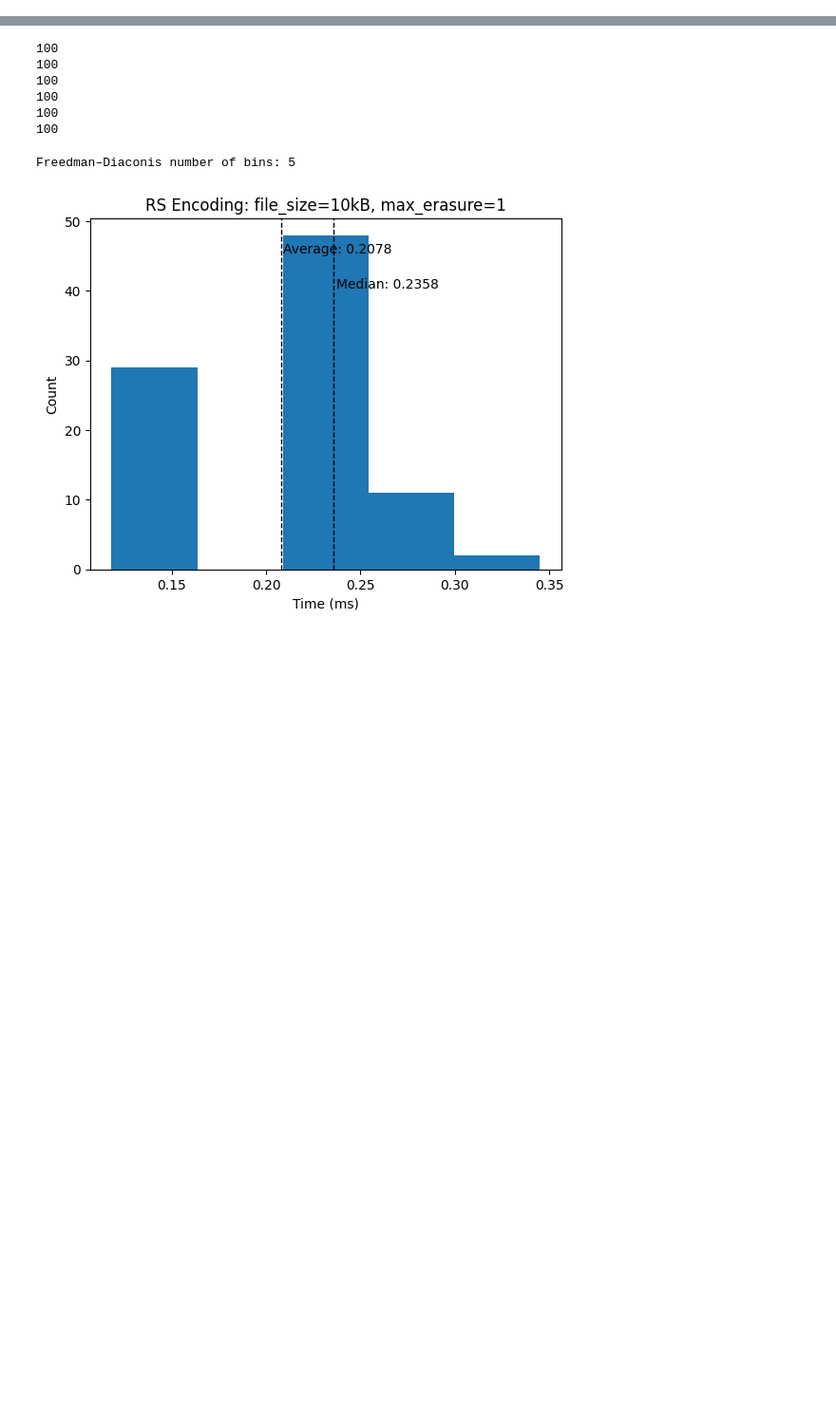
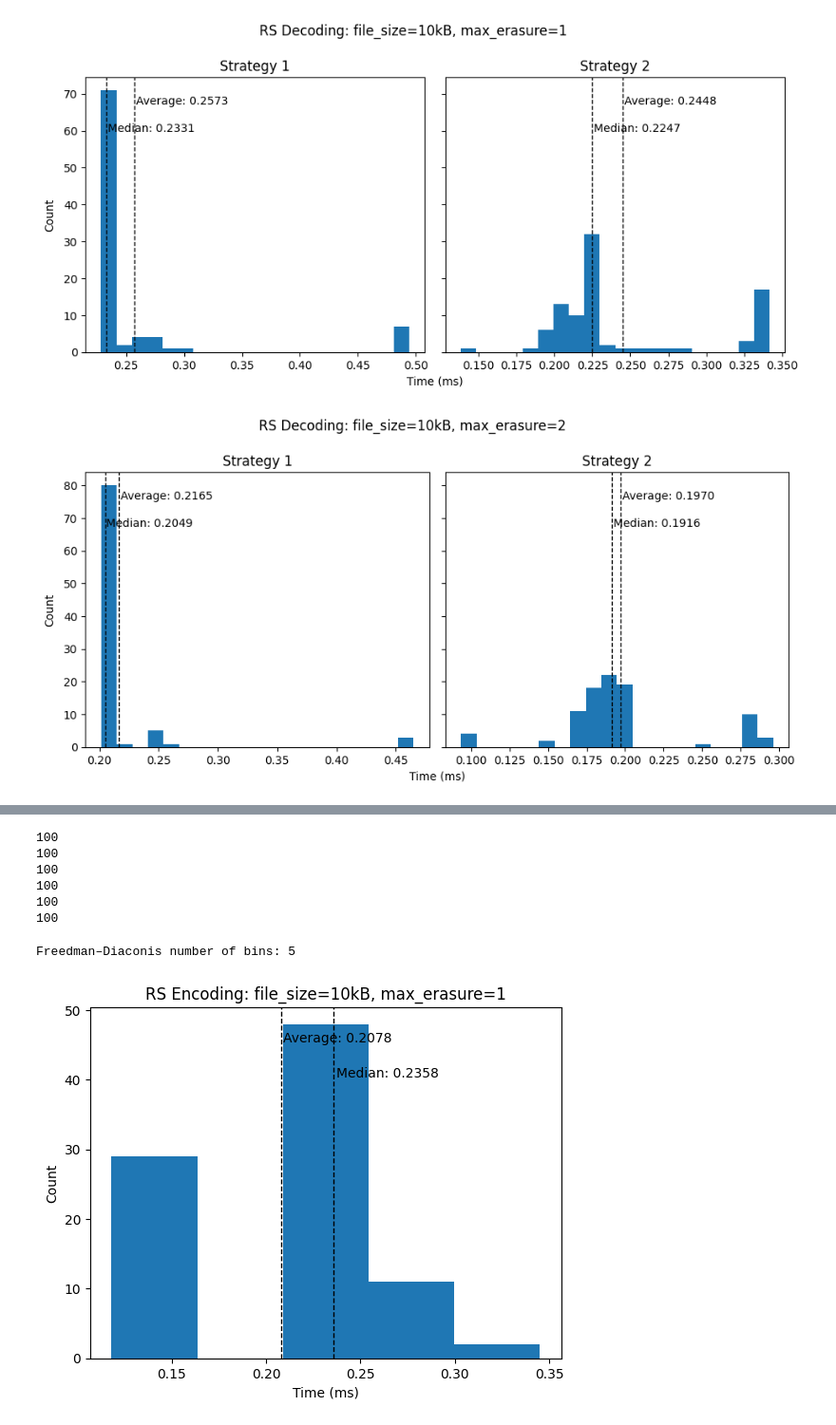
Before and after one commit to glennlaursen/DIST, a Jupyter notebook: MiniProject/Task2/measurements.ipynb, the cells around one changed output, grey strips where cells are left out. Shown at 95% size. Saved outputs shown, nothing was run; the diff lists cells and outputs as text; code cells hidden in the pictures; blank space fills up the shorter version.

```diff
--- a/MiniProject/Task2/measurements.ipynb
+++ b/MiniProject/Task2/measurements.ipynb
@@ -12,7 +14,7 @@ def remove_outliers(x):
 def get_avg_med(x):
     return np.average(x), np.median(x)
 
-def create_hists(x1, x2, bins, plot_title):
+def create_hists(x1, x2, bins, plot_title, filename=None):
     fig, axs = plt.subplots(1, 2, sharey=True, tight_layout=True, figsize=(10,5))
 
     # Create histogram
@@ -63,31 +65,49 @@ def create_hists(x1, x2, bins, plot_title):
 
 
     plt.show()
+    if filename is not None:
+        fig.savefig(filename)
+
+def plot_data(x1, x2, plot_title, filename=None):
+    x1_new = remove_outliers(x1)
+    x2_new = remove_outliers(x2)
+
+    create_hists(x1_new, x2_new, 20, plot_title, filename)
 # %%
 ##### DECODE #####
 # Create Pandas dataframe
-df1 = pd.read_csv("results/log_decode_type1.txt", index_col=None, header=None, names=['Size', 'Max Erasures', 'Time'])
+df1 = pd.read_csv("results/log_decode_t1.txt", index_col=None, header=None, names=['Size', 'Max Erasures', 'Time'])
 df1.insert(2, 'Type', 1)
-df2 = pd.read_csv("results/log_decode_type2.txt", index_col=None, header=None, names=['Size', 'Max Erasures', 'Time'])
+df2 = pd.read_csv("results/log_decode_t2.txt", index_col=None, header=None, names=['Size', 'Max Erasures', 'Time'])
 df2.insert(2, 'Type', 2)
 
 df = pd.concat([df1, df2])
 
 df['Size'] = df['Size'].replace([10242, 10240], '10kB')
 df['Size'] = df['Size'].replace([102402, 102400], '100kB')
 df['Size'] = df['Size'].replace([1048578, 1048576], '1MB')
 
 t1_me1_10kB = df.loc[(df['Type'] == 1) & (df['Max Erasures'] == 1) & (df['Size'] == '10kB'), 'Time'].values * 1000
 t2_me1_10kB = df.loc[(df['Type'] == 2) & (df['Max Erasures'] == 1) & (df['Size'] == '10kB'), 'Time'].values * 1000
 t1_me2_10kB = df.loc[(df['Type'] == 1) & (df['Max Erasures'] == 2) & (df['Size'] == '10kB'), 'Time'].values * 1000
 t2_me2_10kB = df.loc[(df['Type'] == 2) & (df['Max Erasures'] == 2) & (df['Size'] == '10kB'), 'Time'].values * 1000
 
 t1_me1_100kB = df.loc[(df['Type'] == 1) & (df['Max Erasures'] == 1) & (df['Size'] == '100kB'), 'Time'].values * 1000
 t2_me1_100kB = df.loc[(df['Type'] == 2) & (df['Max Erasures'] == 1) & (df['Size'] == '100kB'), 'Time'].values * 1000
 t1_me2_100kB = df.loc[(df['Type'] == 1) & (df['Max Erasures'] == 2) & (df['Size'] == '100kB'), 'Time'].values * 1000
 t2_me2_100kB = df.loc[(df['Type'] == 2) & (df['Max Erasures'] == 2) & (df['Size'] == '100kB'), 'Time'].values * 1000
 
 t1_me1_1MB = df.loc[(df['Type'] == 1) & (df['Max Erasures'] == 1) & (df['Size'] == '1MB'), 'Time'].values * 1000
 t2_me1_1MB = df.loc[(df['Type'] == 2) & (df['Max Erasures'] == 1) & (df['Size'] == '1MB'), 'Time'].values * 1000
 t1_me2_1MB = df.loc[(df['Type'] == 1) & (df['Max Erasures'] == 2) & (df['Size'] == '1MB'), 'Time'].values * 1000
 t2_me2_1MB = df.loc[(df['Type'] == 2) & (df['Max Erasures'] == 2) & (df['Size'] == '1MB'), 'Time'].values * 1000
+
+plot_data(t1_me1_10kB, t2_me1_10kB, "RS Decoding: file_size=10kB, max_erasure=1", "results/decode_me1_10kB.png")
+plot_data(t1_me2_10kB, t2_me2_10kB, "RS Decoding: file_size=10kB, max_erasure=2", "results/decode_me2_10kB.png")
+plot_data(t1_me1_100kB, t2_me1_100kB, "RS Decoding: file_size=100kB, max_erasure=1", "results/decode_me1_100kB.png")
+plot_data(t1_me2_100kB, t2_me2_100kB, "RS Decoding: file_size=100kB, max_erasure=2", "results/decode_me2_100kB.png")
+plot_data(t1_me1_1MB, t2_me1_1MB, "RS Decoding: file_size=1MB, max_erasure=1", "results/decode_me1_1MB.png")
+plot_data(t1_me2_1MB, t2_me2_1MB, "RS Decoding: file_size=1MB, max_erasure=2", "results/decode_me2_1MB.png")
+# %% [output]
+[figure, added]
+[figure, added]
```
Also changed, not shown: parts of 9 cells of this notebook, 47 other files.
